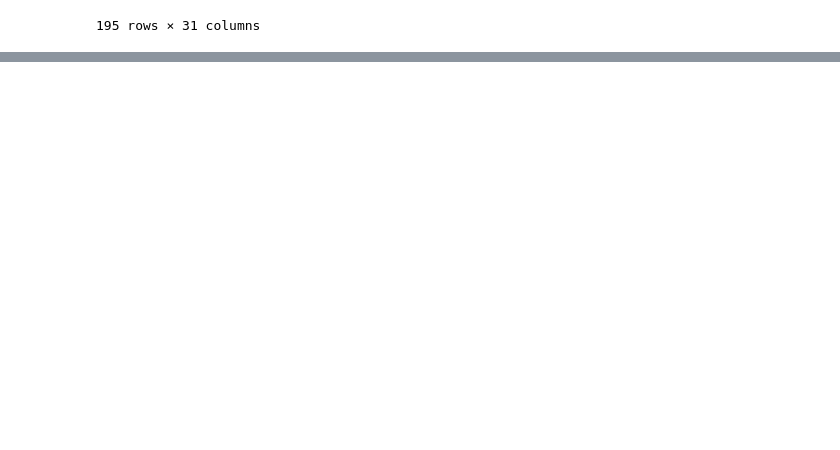
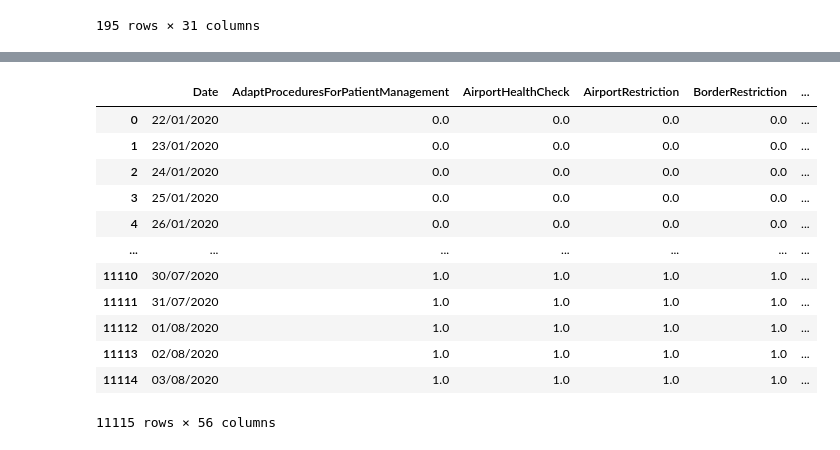
Before and after one commit to lukasgeyrhofer/corona, a Jupyter notebook: database testing.ipynb, the cells around one changed output, grey strips where cells are left out. Drawn from its saved outputs; the diff is of its cells as text; code cells hidden in the pictures; blank space fills up the shorter version.

Commit message:
create full implementation table without observable

```diff
--- a/database testing.ipynb
+++ b/database testing.ipynb
@@ -85,3 +85,38 @@ cccsl.MeasureList(mincount = 5)
 | NationalLockdown | Travel restriction | National lockdown | 20 |
 | PortAndShipRestriction | Travel restriction | Port and ship restriction | 20 |
 | PublicTransportRestriction | Travel restriction | Public transport restriction | 25 |
+# %%
+# generate a full table for a database
+
+def AddDF(df1,df2):
+    if not df1 is None:
+        if df2 is None:
+            return df1
+        else:
+            return pd.concat([df1,df2], ignore_index = True, sort = False)
+    else:
+        return df2
+
+
+finaltable = None
+for country in cccsl.countrylist:
+    country_implementation_table = cccsl.ImplementationTable(country = country, mincount = 5).reset_index().rename(columns = {'index':'Date'})
+    country_implementation_table['country'] = country
+    finaltable = AddDF(finaltable, country_implementation_table)
+finaltable.fillna(0, inplace = True)
+
+finaltable
+# %% [output]
+|  | Date | AdaptProceduresForPatientManagement | AirportHealthCheck | AirportRestriction | BorderRestriction | ... |
+| 0 | 22/01/2020 | 0.0 | 0.0 | 0.0 | 0.0 | ... |
+| 1 | 23/01/2020 | 0.0 | 0.0 | 0.0 | 0.0 | ... |
+| 2 | 24/01/2020 | 0.0 | 0.0 | 0.0 | 0.0 | ... |
+| 3 | 25/01/2020 | 0.0 | 0.0 | 0.0 | 0.0 | ... |
+| 4 | 26/01/2020 | 0.0 | 0.0 | 0.0 | 0.0 | ... |
+| ... | ... | ... | ... | ... | ... | ... |
+| 11110 | 30/07/2020 | 1.0 | 1.0 | 1.0 | 1.0 | ... |
+| 11111 | 31/07/2020 | 1.0 | 1.0 | 1.0 | 1.0 | ... |
+| 11112 | 01/08/2020 | 1.0 | 1.0 | 1.0 | 1.0 | ... |
+| 11113 | 02/08/2020 | 1.0 | 1.0 | 1.0 | 1.0 | ... |
+| 11114 | 03/08/2020 | 1.0 | 1.0 | 1.0 | 1.0 | ... |
+11115 rows × 56 columns
```
